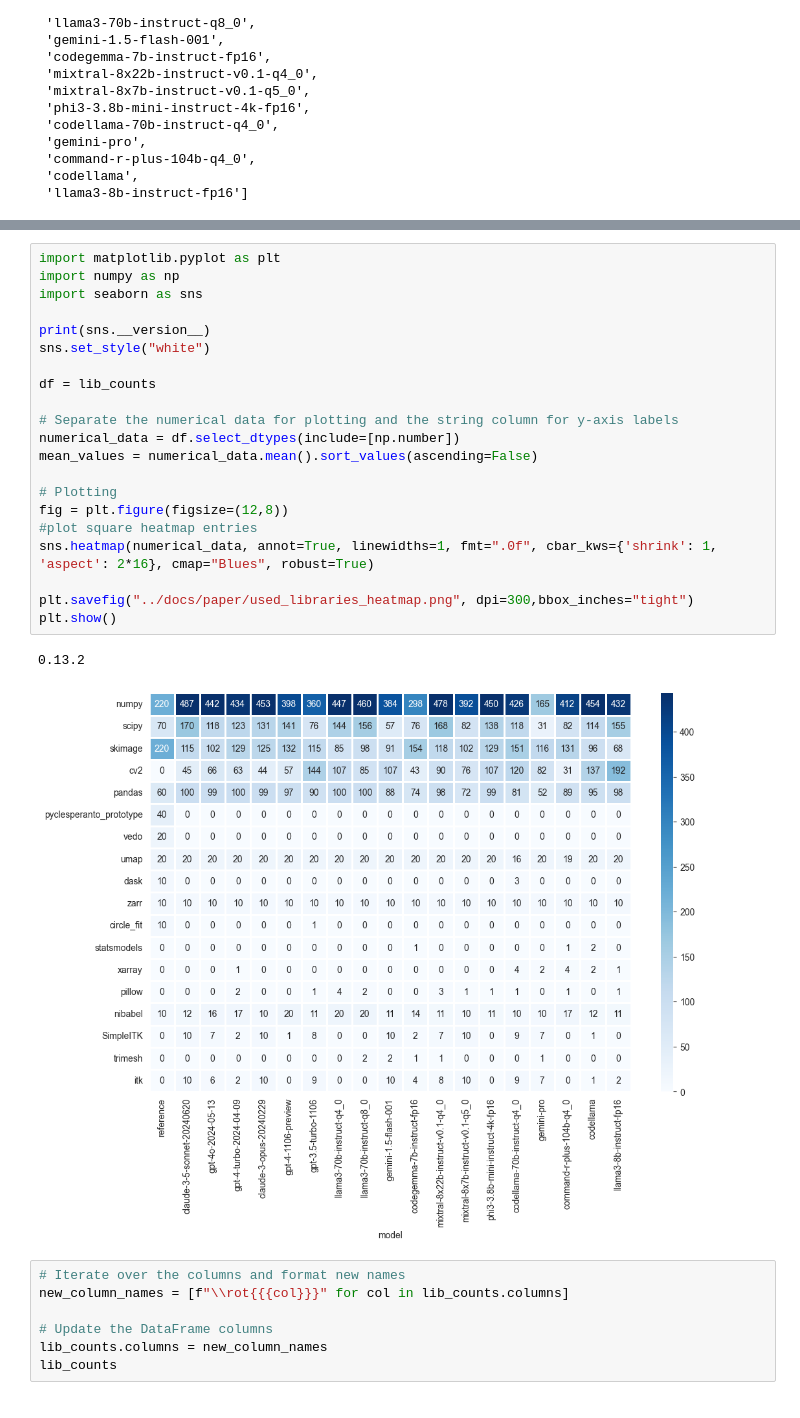
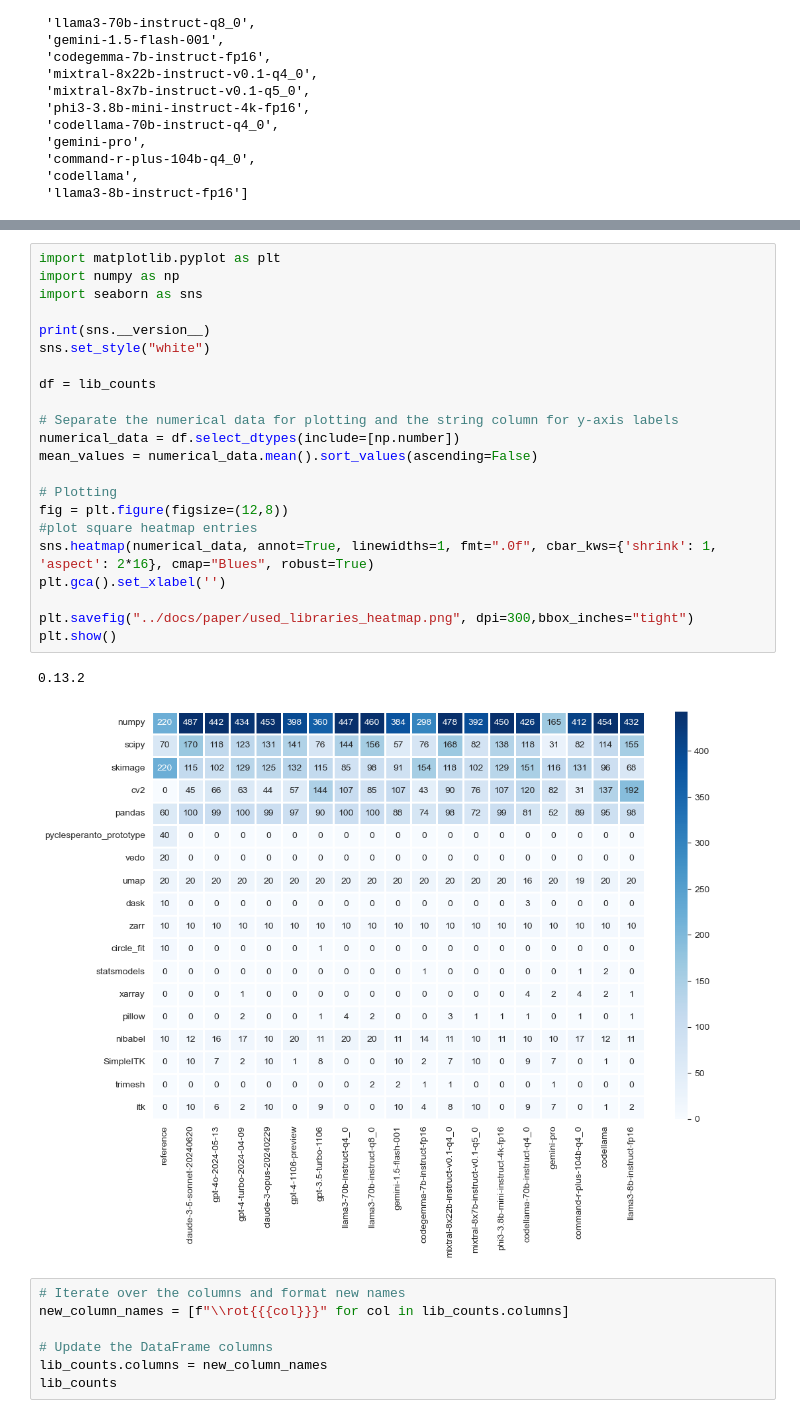
Before and after one commit to haesleinhuepf/human-eval-bia, a Jupyter notebook: demo/summarize_used_libraries.ipynb, the cells around one changed output, grey strips where cells are left out. Saved outputs shown, nothing was run; the diff lists cells and outputs as text.

```diff
--- a/demo/summarize_used_libraries.ipynb
+++ b/demo/summarize_used_libraries.ipynb
@@ -130,27 +130,28 @@ lib_counts
 # %%
 import matplotlib.pyplot as plt
 import numpy as np
 import seaborn as sns
 
 print(sns.__version__)
 sns.set_style("white")
 
 df = lib_counts
 
 # Separate the numerical data for plotting and the string column for y-axis labels
 numerical_data = df.select_dtypes(include=[np.number])
 mean_values = numerical_data.mean().sort_values(ascending=False)
 
 # Plotting
 fig = plt.figure(figsize=(12,8))
 #plot square heatmap entries
 sns.heatmap(numerical_data, annot=True, linewidths=1, fmt=".0f", cbar_kws={'shrink': 1, 'aspect': 2*16}, cmap="Blues", robust=True)
+plt.gca().set_xlabel('')
 
 plt.savefig("../docs/paper/used_libraries_heatmap.png", dpi=300,bbox_inches="tight")
 plt.show()
 # %% [output]
 0.13.2
-[figure, old version]
+[figure, new version]
 # %%
 # Iterate over the columns and format new names
 new_column_names = [f"\\rot{{{col}}}" for col in lib_counts.columns]
```
Also changed, not shown: 6 other files.
